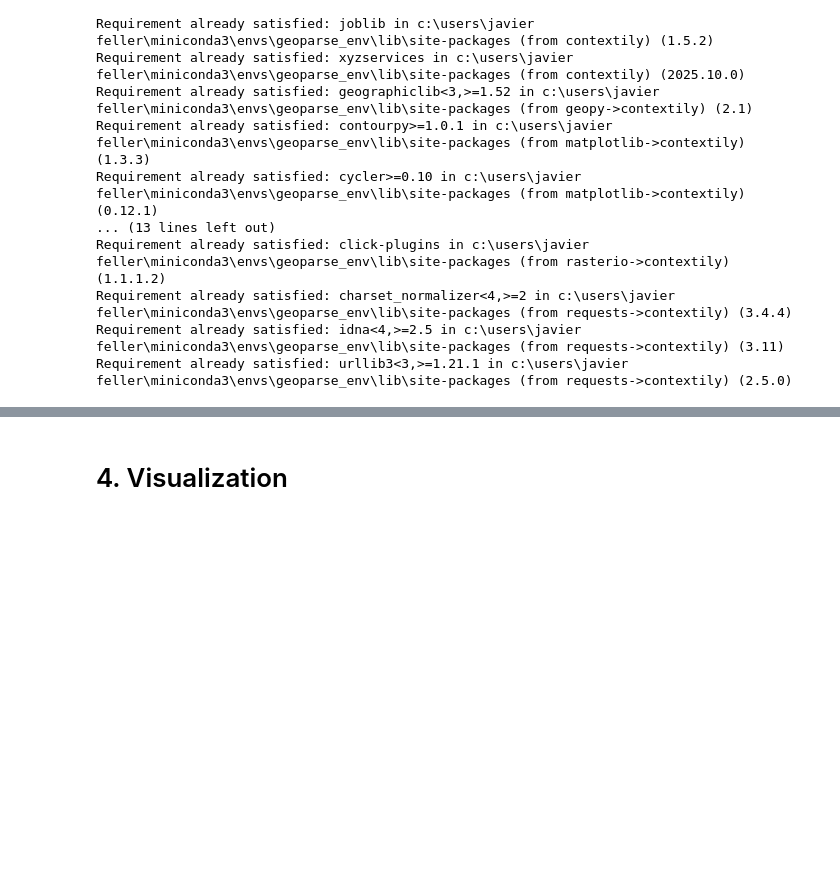
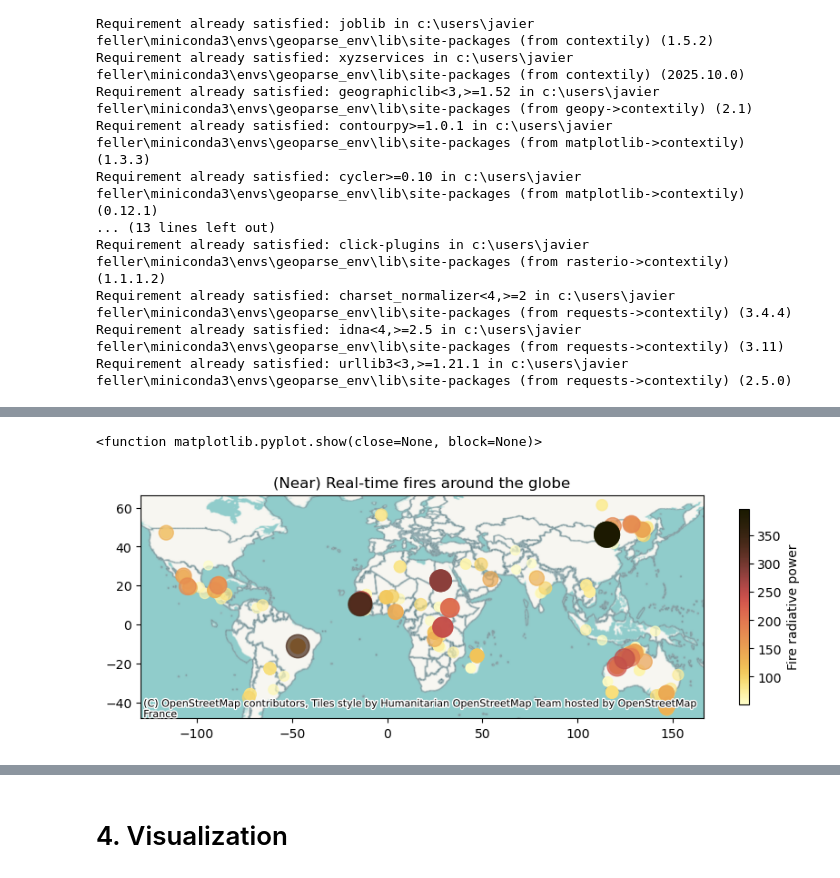
Before and after one commit to javierfeller/Project_SDS, a Jupyter notebook: notebooks/wildfire_project.ipynb, the cells around one changed output, grey strips where cells are left out. Drawn from its saved outputs; the diff is of its cells as text; code cells hidden in the pictures; blank space fills up the shorter version.

```diff
--- a/notebooks/wildfire_project.ipynb
+++ b/notebooks/wildfire_project.ipynb
@@ -147,0 +130,18 @@ plt.show()
+# %%
+import cmcrameri.cm as cmc
+#cmc lipari or OrRd or lajolla
+
+wildfire_gdf["frp_without_min"]=wildfire_gdf["frp"][wildfire_gdf["frp"] > 50]
+
+wildfire_gdf_sorted=wildfire_gdf.sort_values("frp_without_min")
+
+fig, ax= plt.subplots(figsize=(10,4))
+
+legend_options= legend_options = { "label": "Fire radiative power", "orientation": "vertical", "shrink": 0.7}
+wildfire_gdf_sorted.plot(ax=ax, column="frp_without_min", cmap="cmc.lajolla_r", markersize="frp", alpha=0.7, legend=True, legend_kwds=legend_options)
+cx.add_basemap(ax=ax, crs=4326)
+plt.title("(Near) Real-time fires around the globe")
+plt.show
+# %% [output]
+<function matplotlib.pyplot.show(close=None, block=None)>
+[figure, added]
```
Also changed, not shown: parts of 16 cells of this notebook.
